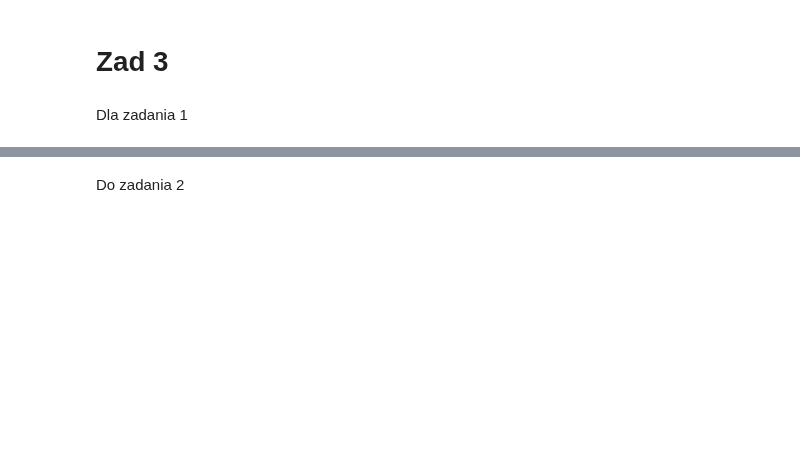
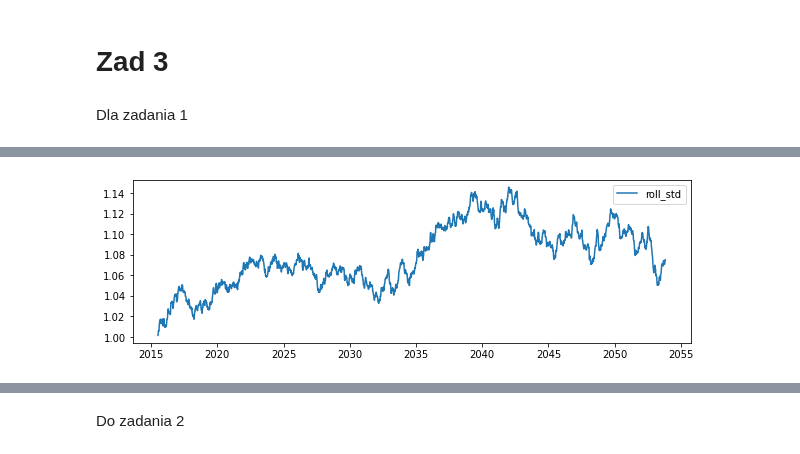
Before and after one commit to 11jolek11/BigData, a Jupyter notebook: List4.ipynb, the cells around one changed output, grey strips where cells are left out. Cells and saved outputs as stored; diff of their text form; code cells hidden in the pictures; blank space fills up the shorter version.

```diff
--- a/List4.ipynb
+++ b/List4.ipynb
@@ -213,0 +172,9 @@ Freq: B, Length: 9999, dtype: float64
+# %%
+roll_median = x.rolling(7).median()
+
+plt.figure(figsize=(10,3))
+plt.plot(t, roll_median, label='roll_std')
+plt.legend()
+plt.show()
+# %% [output]
+[figure, added]
```
Also changed, not shown: parts of 17 cells of this notebook.
